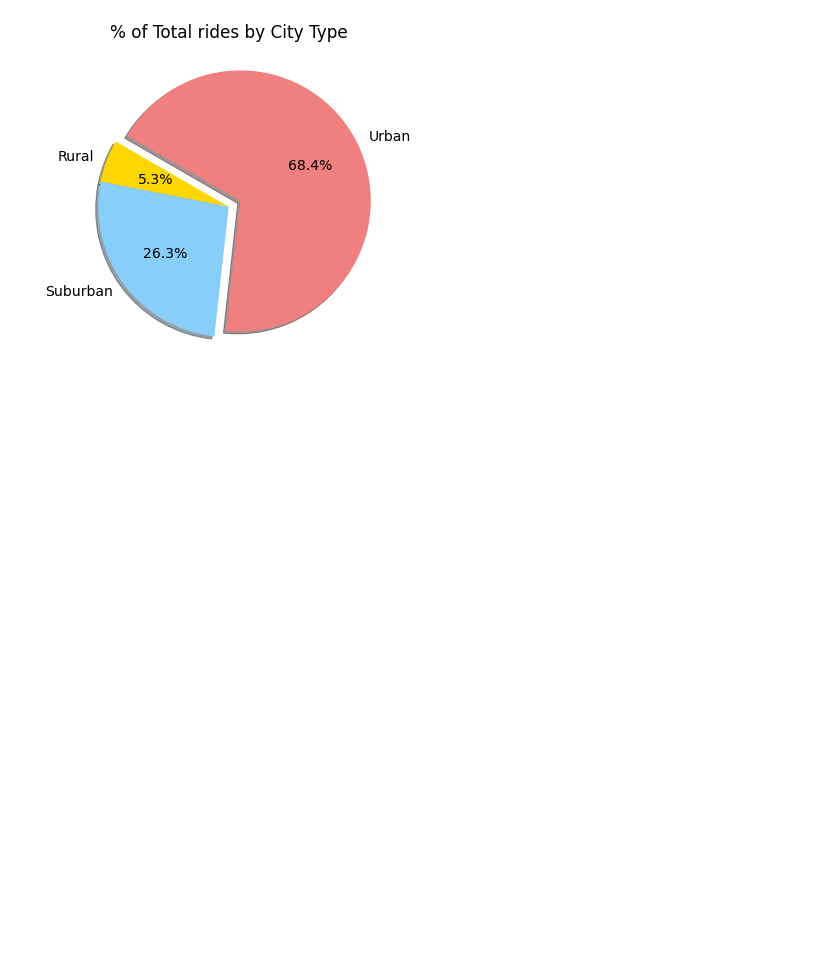
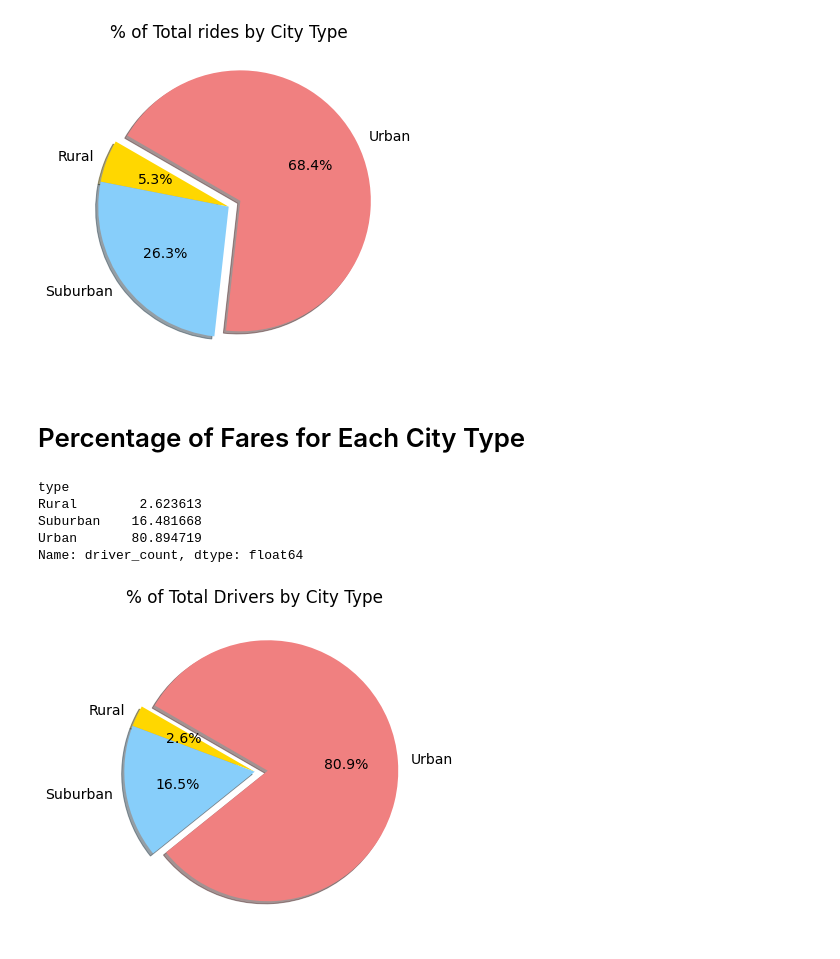
Before and after one commit to RebecaOsorio/PyBer_Analysis, a Jupyter notebook: PyBer.ipynb, the cells around one changed output. Saved outputs shown, nothing was run; the diff lists cells and outputs as text; code cells hidden in the pictures; blank space fills up the shorter version.

Commit message:
Percentage of Drivers for Each City Type

```diff
--- a/PyBer.ipynb
+++ b/PyBer.ipynb
@@ -513,3 +513,37 @@ plt.savefig("analysis/Fig6.png")
 plt.show()
 # %% [output]
 [figure]
+# %% [markdown]
+# Percentage of Fares for Each City Type
+# %%
+drivers_by_city_type = city_data_df.groupby(["type"]).sum()["driver_count"]
+total_drivers = city_data_df.sum()["driver_count"]
+percentage_drivers_by_city_type = drivers_by_city_type / total_drivers * 100
+# %%
+percentage_drivers_by_city_type
+# %% [output]
+type
+Rural        2.623613
+Suburban    16.481668
+Urban       80.894719
+Name: driver_count, dtype: float64
+# %%
+# Import mpl to change the plot configurations using rcParams.
+import matplotlib as mpl
+# Build Pie Chart
+plt.subplots(figsize=(10, 6))
+plt.pie(percentage_drivers_by_city_type,
+        labels=[i for i in percentage_drivers_by_city_type.index],
+        colors=["gold", "lightskyblue", "lightcoral"],
+        explode=[0, 0, 0.1],
+        autopct='%1.1f%%',
+        shadow=True, startangle=150)
+plt.title("% of Total Drivers by City Type")
+# Change the default font size from 10 to 14.
+mpl.rcParams['font.size'] = 14
+# Save Figure
+plt.savefig("analysis/Fig7.png")
+# Show Figure
+plt.show()
+# %% [output]
+[figure, added]
```
Also changed, not shown: 1 other file.
